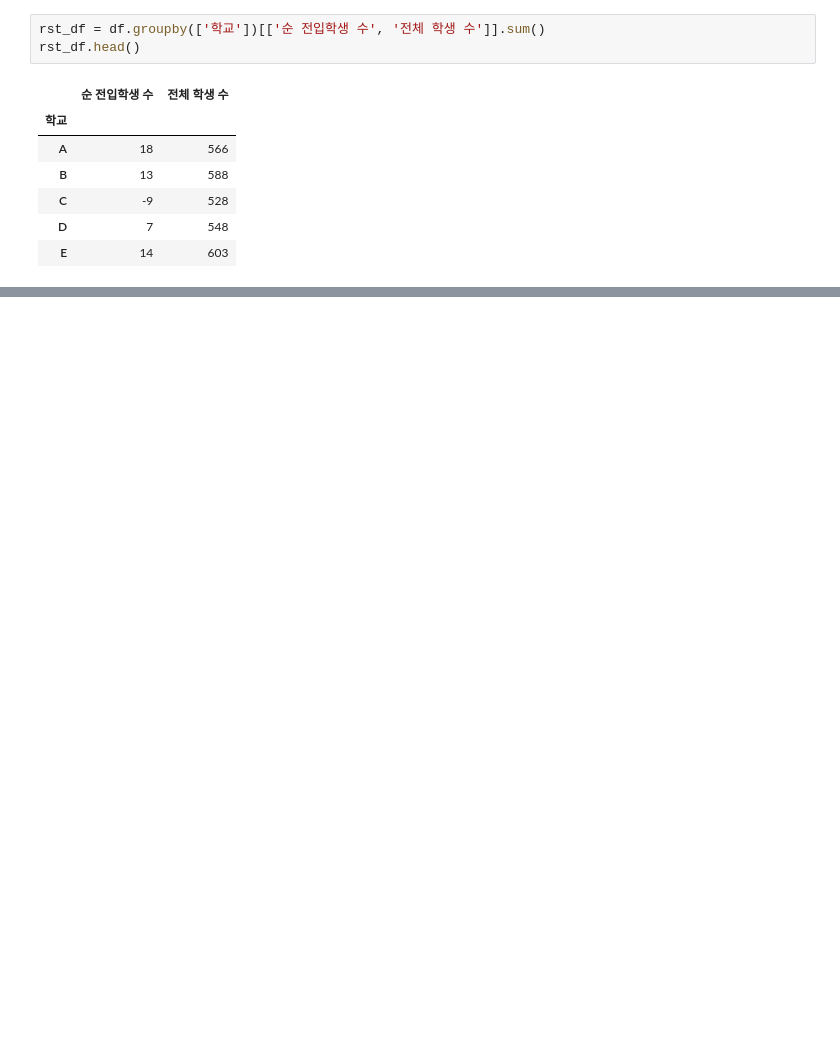
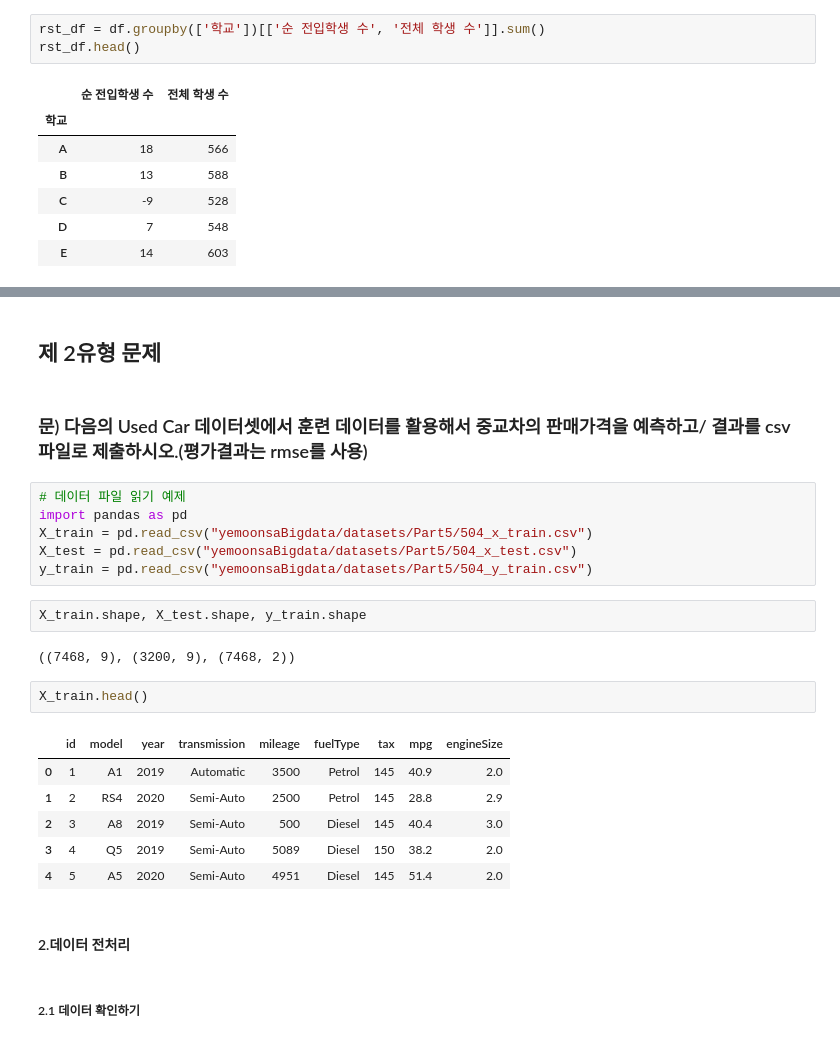
Before and after one commit to va4756/yemoon_bigdata_test, a Jupyter notebook: bigdata_예문_실전문제_example2.ipynb, the cells around one changed output, grey strips where cells are left out. Saved outputs shown, nothing was run; the diff lists cells and outputs as text; blank space fills up the shorter version.

```diff
--- a/bigdata_예문_실전문제_example2.ipynb
+++ b/bigdata_예문_실전문제_example2.ipynb
@@ -1709,0 +1733,27 @@ rst_df.head()
+# %% [markdown]
+## 제 2유형 문제
+# %% [markdown]
+### 문) 다음의 Used Car 데이터셋에서 훈련 데이터를 활용해서 중교차의 판매가격을 예측하고/ 결과를 csv 파일로 제출하시오.(평가결과는 rmse를 사용)
+# %%
+# 데이터 파일 읽기 예제
+import pandas as pd
+X_train = pd.read_csv("yemoonsaBigdata/datasets/Part5/504_x_train.csv")
+X_test = pd.read_csv("yemoonsaBigdata/datasets/Part5/504_x_test.csv")
+y_train = pd.read_csv("yemoonsaBigdata/datasets/Part5/504_y_train.csv")
+# %%
+X_train.shape, X_test.shape, y_train.shape
+# %% [output]
+((7468, 9), (3200, 9), (7468, 2))
+# %%
+X_train.head()
+# %% [output]
+|  | id | model | year | transmission | mileage | fuelType | tax | mpg | engineSize |
+| 0 | 1 | A1 | 2019 | Automatic | 3500 | Petrol | 145 | 40.9 | 2.0 |
+| 1 | 2 | RS4 | 2020 | Semi-Auto | 2500 | Petrol | 145 | 28.8 | 2.9 |
+| 2 | 3 | A8 | 2019 | Semi-Auto | 500 | Diesel | 145 | 40.4 | 3.0 |
+| 3 | 4 | Q5 | 2019 | Semi-Auto | 5089 | Diesel | 150 | 38.2 | 2.0 |
+| 4 | 5 | A5 | 2020 | Semi-Auto | 4951 | Diesel | 145 | 51.4 | 2.0 |
+# %% [markdown]
+#### 2.데이터 전처리
+# %% [markdown]
+##### 2.1 데이터 확인하기
```
Also changed, not shown: parts of 36 cells of this notebook.
